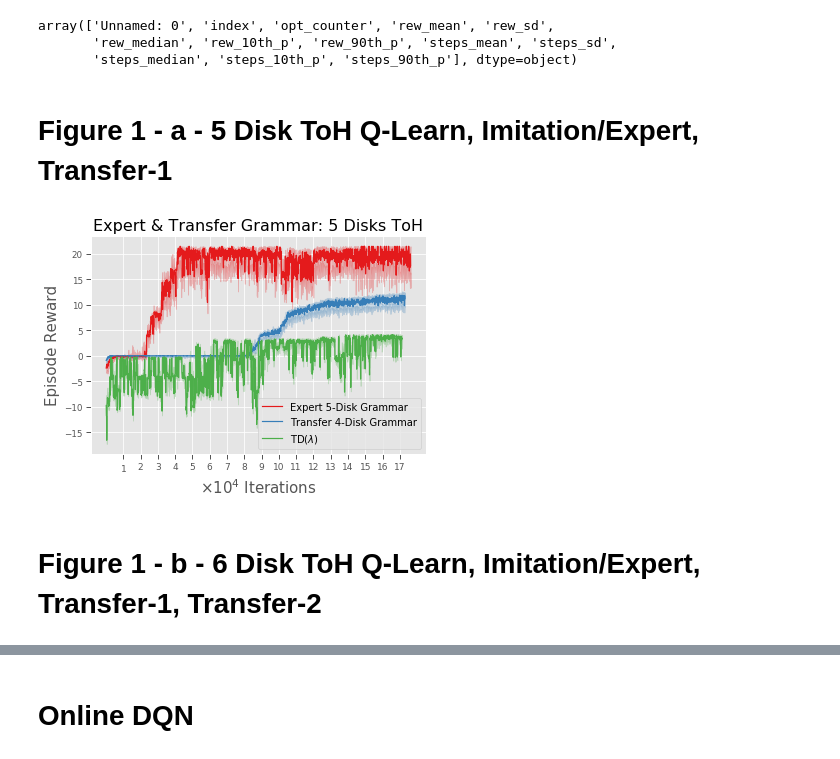
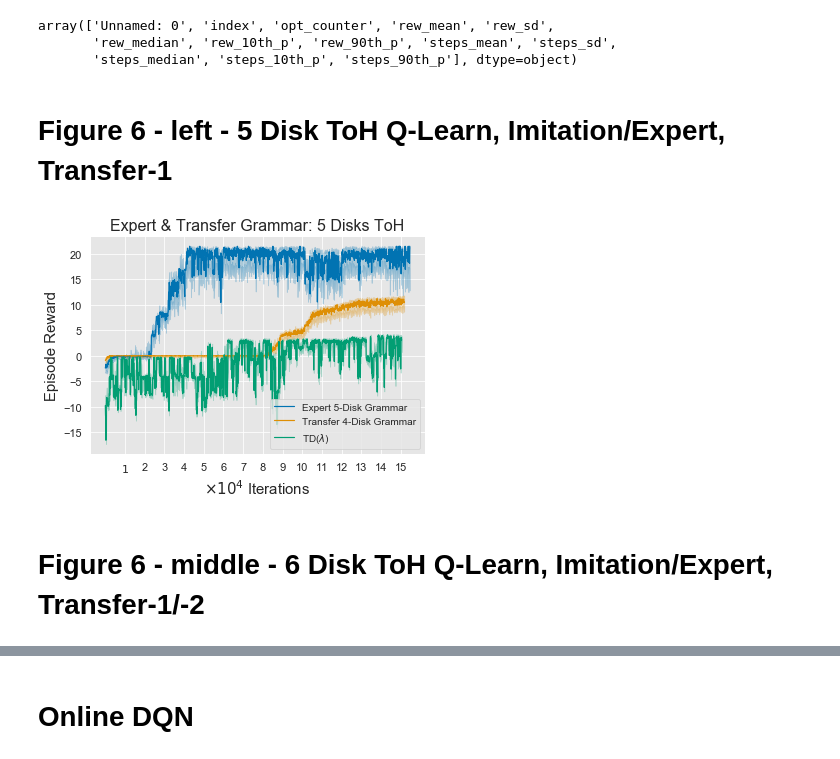
Before and after one commit to RobertTLange/action-grammars-hrl, a Jupyter notebook: visualize_results.ipynb, the cells around one changed output, grey strips where cells are left out. Saved outputs shown, nothing was run; the diff lists cells and outputs as text; code cells hidden in the pictures.

```diff
--- a/visualize_results.ipynb
+++ b/visualize_results.ipynb
@@ -4,6 +4,9 @@ import pandas as pd
 import matplotlib.pyplot as plt
 import seaborn as sns
 
-plt.style.use('ggplot')
-sns.set_palette("Set1")
+# plt.style.use('ggplot')
+sns.set_palette("colorblind", n_colors=4)
 sns.set_context('paper')
+sns.despine()
+sns.set_style("darkgrid", {"axes.facecolor": ".9"})
+# sns.axes_style()
@@ -10,7 +15,7 @@ sns.set_context('paper')
 # %% [markdown]
 # Visualize Towers of Hanoi Results
 # %%
-results_path_hanoi = "results/"
+results_path_hanoi = "results/TOH/"
 
 disk_4_q = pd.read_csv(results_path_hanoi + "5_RUNS_4_DISKS_Q-Learning_TOH.csv")
 disk_4_imi = pd.read_csv(results_path_hanoi + "5_RUNS_4_DISKS_Imitation-SMDP-Q-Learning_TOH.csv")
@@ -24,6 +29,10 @@ disk_6_imi = pd.read_csv(results_path_hanoi + "5_RUNS_6_DISKS_Imitation-SMDP-Q-L
 disk_6_trafo_1 = pd.read_csv(results_path_hanoi + "5_RUNS_6_DISKS_Transfer-SMDP-Q-Learning_1_TOH.csv")
 disk_6_trafo_2 = pd.read_csv(results_path_hanoi + "5_RUNS_6_DISKS_Transfer-SMDP-Q-Learning_2_TOH.csv")
 
+disk_6_2seq = pd.read_csv(results_path_hanoi + "5_RUNS_6_DISKS_Imitation-SMDP-Q-Learning_TOH.csv")
+disk_6_3seq = pd.read_csv(results_path_hanoi + "5_RUNS_6_DISKS_Imitation-SMDP-Q-Learning_3_seq_TOH.csv")
+disk_6_glexis = pd.read_csv(results_path_hanoi + "5_RUNS_6_DISKS_Imitation-SMDP-Q-Learning_g_lexis_TOH.csv")
+
 disk_5_imi.columns.values
 # %% [output]
 array(['Unnamed: 0', 'index', 'opt_counter', 'rew_mean', 'rew_sd',
@@ -76,0 +41,10 @@ rew_90_q_6 = disk_6_q.loc[:len(its_imi_6), "rew_90th_p"]
+# %%
+def get_stats(df, max_t=None):
+    # Get performance statistics from pandas dataframe
+    if max_t is None:
+        max_t = df.shape[0]
+    its = df.loc[:max_t, "opt_counter"]
+    rew_med = df.loc[:max_t, "rew_median"]
+    rew_10p = df.loc[:max_t, "rew_10th_p"]
+    rew_90p = df.loc[:max_t, "rew_90th_p"]
+    return its, rew_med, rew_10p, rew_90p
@@ -76,0 +81,4 @@ rew_90_q_6 = disk_6_q.loc[:len(its_imi_6), "rew_90th_p"]
+# %%
+its_imi_5, rew_med_imi_5, rew_10_imi_5, rew_90_imi_5 = get_stats(disk_5_imi, 1500)
+its_trafo_5, rew_med_trafo_5, rew_10_trafo_5, rew_90_trafo_5 = get_stats(disk_5_trafo, 1500)
+its_q_5, rew_med_q_5, rew_10_q_5, rew_90_q_5 = get_stats(disk_5_q, 1500)
@@ -77,30 +94,20 @@ rew_90_q_6 = disk_6_q.loc[:len(its_imi_6), "rew_90th_p"]
 # %% [markdown]
-# Figure 1 - a - 5 Disk ToH Q-Learn, Imitation/Expert, Transfer-1
+# Figure 6 - left - 5 Disk ToH Q-Learn, Imitation/Expert, Transfer-1
-# %%
-its_ticks = np.arange(10000, np.max(its_imi_5), 10000)
-its_labels_temp = [str(int(it/10000)) for it in its_ticks]
-its_labels = [it_l for it_l in its_labels_temp]
-its_labels[0] = r"$1$"
-
-plt.plot(figsize=(15,15))
-rew_1 = plt.plot(its_imi_5, rew_med_imi_5, label="Expert 5-Disk Grammar")
-plt.fill_between(its_imi_5, rew_10_imi_5, rew_90_imi_5, color=rew_1[0].get_color(), alpha=0.25)
-
-rew_2 = plt.plot(its_trafo_5, rew_med_trafo_5, label="Transfer 4-Disk Grammar")
-plt.fill_between(its_trafo_5, rew_10_trafo_5, rew_90_trafo_5, color=rew_2[0].get_color(), alpha=0.25)
-
-rew_3 = plt.plot(its_q_5, rew_med_q_5, label=r"TD($\lambda$)")
-plt.fill_between(its_q_5, rew_10_q_5, rew_90_q_5, color=rew_3[0].get_color(), alpha=0.25)
-
-plt.ylabel("Episode Reward", fontsize=15)
-#plt.ylim(bottom=-10, top=450)
-plt.xlabel(r"$\times 10^4$ Iterations", fontsize=15)
-plt.legend(fontsize=10, loc=4)
-plt.title("Expert & Transfer Grammar: 5 Disks ToH", fontsize=16)
-plt.xticks(its_ticks, its_labels, fontsize=9)
-#plt.tight_layout()
-plt.savefig("figures/hanoi_5_learning_curve.png", dpi=300)
-# %% [output]
-[figure, removed]
+# %%
+its_list = [its_imi_5, its_trafo_5, its_q_5]
+rew_med_list = [rew_med_imi_5, rew_med_trafo_5, rew_med_q_5]
+rew_10p_list = [rew_10_imi_5, rew_10_trafo_5, rew_10_q_5]
+rew_90p_list = [rew_90_imi_5, rew_90_trafo_5, rew_90_q_5]
+ticks_spacing = 10000
+labels_list = ["Expert 5-Disk Grammar", "Transfer 4-Disk Grammar", r"TD($\lambda$)"]
+x_label = r"$\times 10^4$ Iterations"
+y_label = "Episode Reward"
+title = "Expert & Transfer Grammar: 5 Disks ToH"
+save_fname = "figures/f6_left_hanoi_5_learning_curve.png"
+
+plot_results(its_list, rew_med_list, rew_10p_list, rew_90p_list,
+             ticks_spacing, labels_list, x_label, y_label, title, save_fname)
+# %% [output]
+[figure, added]
 # %% [markdown]
-# Figure 1 - b - 6 Disk ToH Q-Learn, Imitation/Expert, Transfer-1, Transfer-2
+# Figure 6 - middle - 6 Disk ToH Q-Learn, Imitation/Expert, Transfer-1/-2
```
Also changed, not shown: parts of 25 cells of this notebook, 2 other files.
